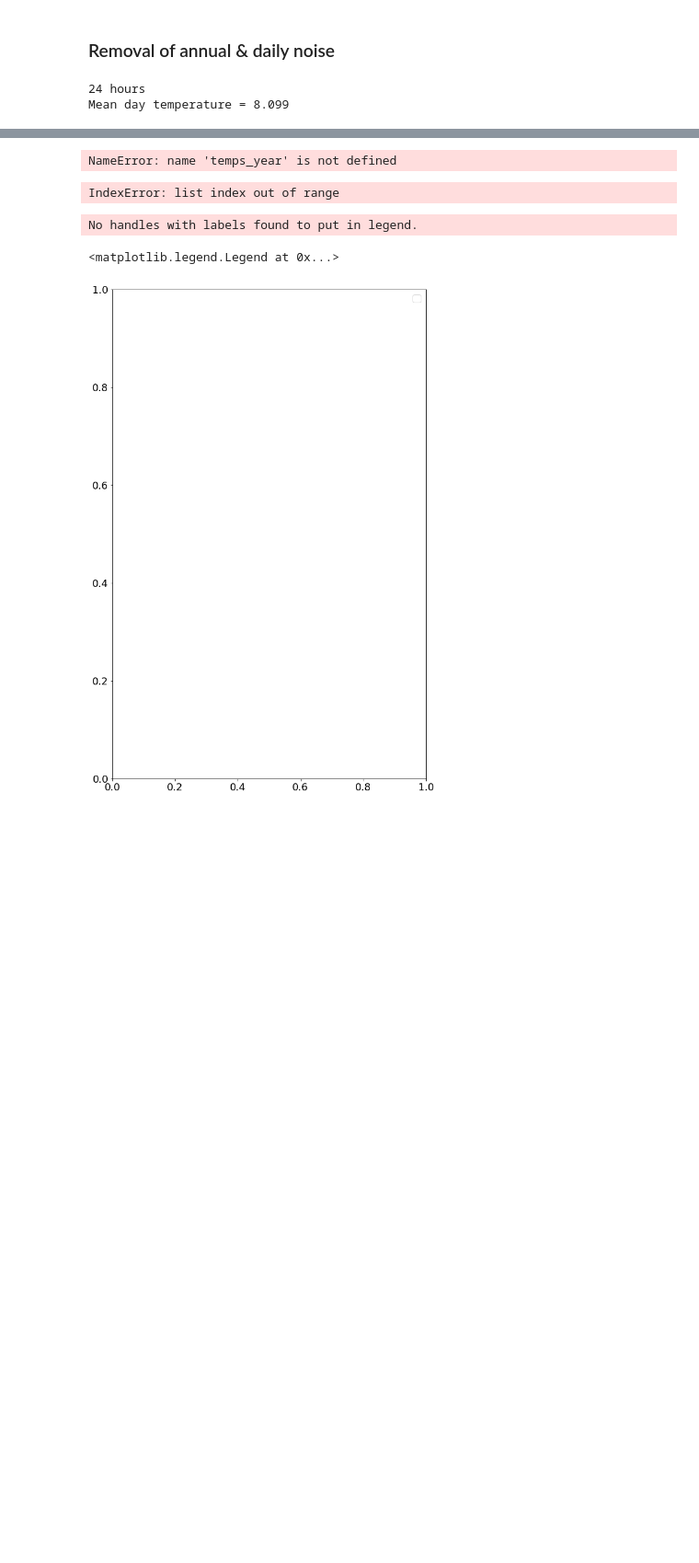
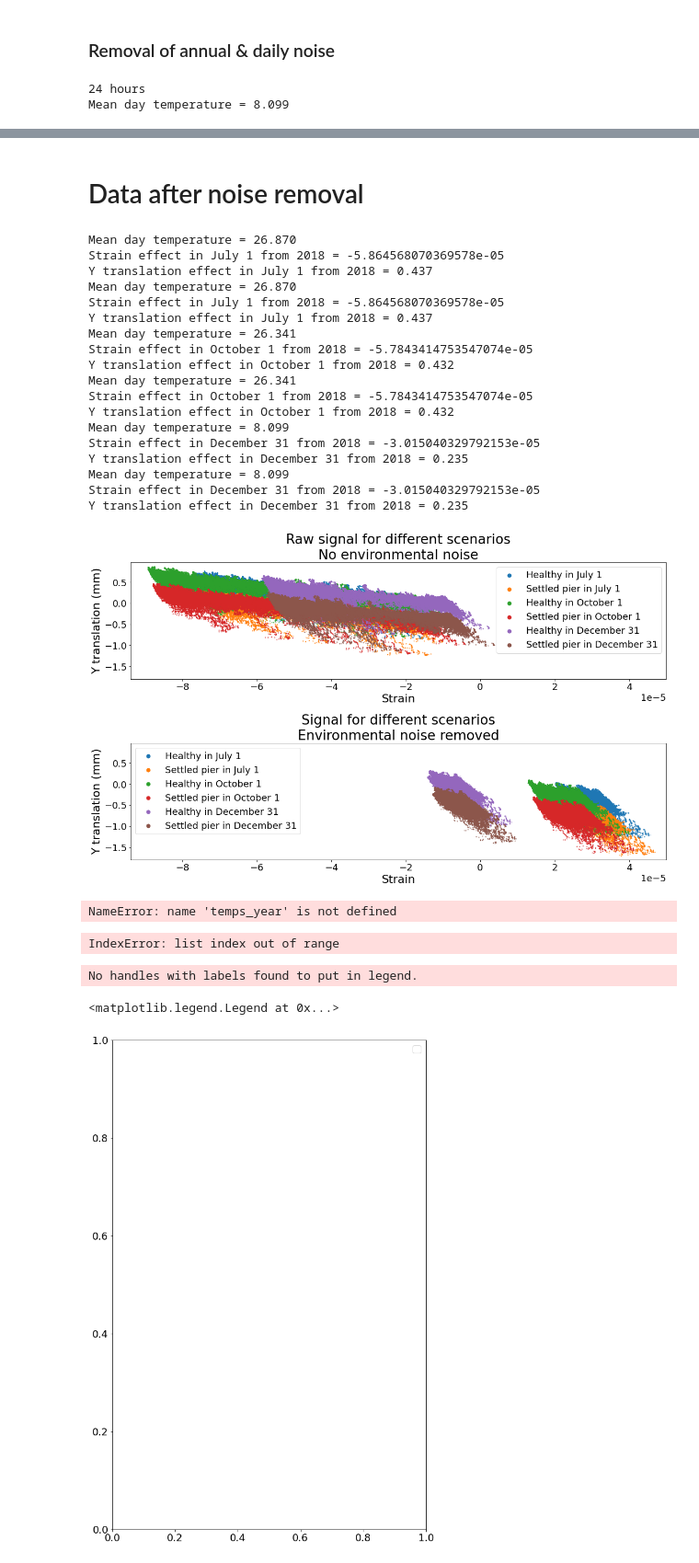
Before and after one commit to jerbaroo/bridge-sim, a Jupyter notebook: notebooks/piers.ipynb, the cells around one changed output, grey strips where cells are left out. Shown at 92% size. Saved outputs shown, nothing was run; the diff lists cells and outputs as text; code cells hidden in the pictures; blank space fills up the shorter version.

Commit message:
Noise removal|

```diff
--- a/notebooks/piers.ipynb
+++ b/notebooks/piers.ipynb
@@ -818,3 +812,68 @@ Strain effect from annual = -2.3124774151415452e-05
+# %% [markdown]
+# Data after noise removal
+# %%
+ij = lambda _t, _i, _j: temperature.from_to_indices(_t, datetime.fromisoformat(_i), datetime.fromisoformat(_j))  # Shorthand.
+
+for (temp_i, temp_j), date_name in [
+    (ij(temps_2019, "2019-07-01T00:00", "2019-07-01T23:59"), "July 1"),
+    (ij(temps_2019, "2019-10-01T00:00", "2019-10-01T23:59"), "October 1"),
+    (ij(temps_2019, "2019-12-31T00:00", "2019-12-31T23:59"), "December 31")
+]:
+    for (traffic_y, traffic_s), damage_name in [((y_h, s_h), "Healthy"), ((y_p, s_p), "Settled pier")]:
+        # Temperature for current dates.
+        temp_y = temperature.apply(effect=effect_2019_y[temp_i:temp_j], responses=traffic_y)
+        temp_s = temperature.apply(effect=effect_2019_s[temp_i:temp_j], responses=traffic_y)
+        # Plot signal with temperature.
+        plt.subplot(2, 1, 1)
+        signal_s, signal_y = traffic_s + temp_s, traffic_y + temp_y
+        plt.scatter(signal_s, signal_y, label=f"{damage_name} in {date_name}", s=1)
+        plt.ylabel("Y translation (mm)")
+        plt.xlabel("Strain")
+        plt.title("Raw signal for different scenarios\nNo environmental noise")
+        # Removal of environmental noise.
+        day_temp = np.mean(temps_2019["temp"][temp_i:temp_j])
+        print(f"Mean day temperature = {day_temp:.3f}")
+        rm_year_s = lr_s_2018.predict([[day_temp]])[0]
+        print(f"Strain effect in {date_name} from 2018 = {rm_year_s}")
+        rm_year_y = lr_y_2018.predict([[day_temp]])[0]
+        print(f"Y translation effect in {date_name} from 2018 = {rm_year_y:.3f}")
+        _rm_24h_y, rm_24h_y = remove_sampled(24, signal_y)
+        _rm_24h_s, rm_24h_s = remove_sampled(24, signal_s)
+        # Plot signal with temperature removed.
+        plt.subplot(2, 1, 2)
+        signal_s = traffic_s + temp_s - rm_24h_s - rm_year_s
+        signal_y = traffic_y + temp_y - rm_24h_y - rm_year_y
+        plt.scatter(signal_s, signal_y, label=f"{damage_name} in {date_name}", s=1)
+        plt.ylabel("Y translation (mm)")
+        plt.xlabel("Strain")
+        plt.title("Signal for different scenarios\nEnvironmental noise removed")
+for i in [1, 2]:
+    plt.subplot(2, 1, i)
+    legend = plt.legend()
+    legend_marker_size(legend, 50)
+equal_lims("x", 2, 1)
+equal_lims("y", 2, 1)
+plt.tight_layout()
+# %% [output]
+Mean day temperature = 26.870
+Strain effect in July 1 from 2018 = -5.864568070369578e-05
+Y translation effect in July 1 from 2018 = 0.437
+Mean day temperature = 26.870
+Strain effect in July 1 from 2018 = -5.864568070369578e-05
+Y translation effect in July 1 from 2018 = 0.437
+Mean day temperature = 26.341
+Strain effect in October 1 from 2018 = -5.7843414753547074e-05
+Y translation effect in October 1 from 2018 = 0.432
+Mean day temperature = 26.341
+Strain effect in October 1 from 2018 = -5.7843414753547074e-05
+Y translation effect in October 1 from 2018 = 0.432
+Mean day temperature = 8.099
+Strain effect in December 31 from 2018 = -3.015040329792153e-05
+Y translation effect in December 31 from 2018 = 0.235
+Mean day temperature = 8.099
+Strain effect in December 31 from 2018 = -3.015040329792153e-05
+Y translation effect in December 31 from 2018 = 0.235
+[figure, added]
 # %%
 # import numpy.polynomial.polynomial as poly
 #     y_samples = list(map(lambda i: signal[int(i)], indices))
```
Also changed, not shown: parts of 13 cells of this notebook.
